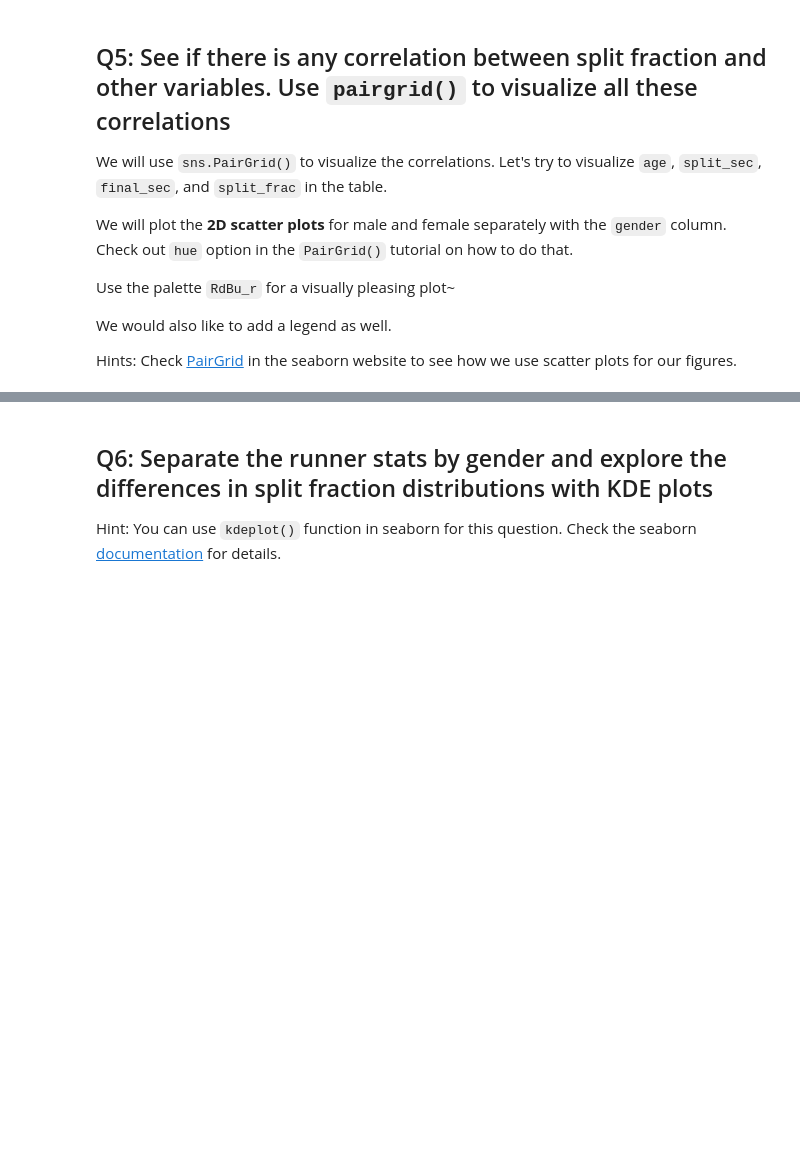
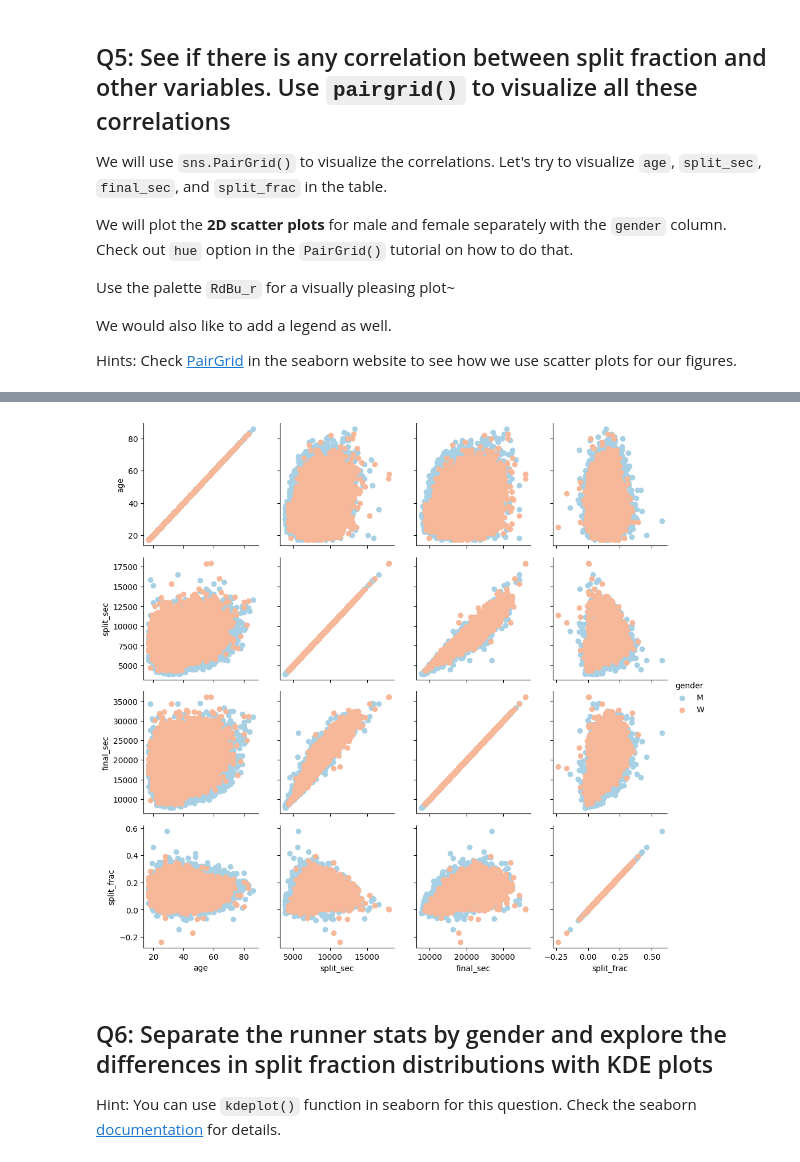
Before and after one commit to David-Soldini/2023_Intro_Python, a Jupyter notebook: ML_EES/IP/W4_S2.ipynb, the cells around one changed output, grey strips where cells are left out. Saved outputs shown, nothing was run; the diff lists cells and outputs as text; code cells hidden in the pictures; blank space fills up the shorter version.

```diff
--- a/ML_EES/IP/W4_S2.ipynb
+++ b/ML_EES/IP/W4_S2.ipynb
@@ -72,7 +92,7 @@ $SF = 1-2*\frac{split sec}{final sec}$
 # %% [markdown]
 Hint: This is similar to what you just did for **Q1**.
 # %%
-data[____________] = ______________________
+data["split_frac"] = 1-2*data["split_sec"]/data["final_sec"]
 
 # Print the first few rows to ensure we really appended the table with the new column.
 data.head()
@@ -99,10 +128,12 @@ Hints: Check [PairGrid](https://seaborn.pydata.org/generated/seaborn.PairGrid.ht
 # %% [markdown]
 ![Unknown-4.png](embedded-picture-1)
 # %%
-g = sns.PairGrid(_________, vars=__________________________,hue=_______,palette=_________)
-g_____(______________)
+g = sns.PairGrid(data, vars=["age", "split_sec", "final_sec", "split_frac"], hue="gender", palette="RdBu_r")
+g.map(plt.scatter)
 # Add legend here.
-g.____________;
+g.add_legend();
+# %% [output]
+[figure, added]
 # %% [markdown]
 ## Q6: Separate the runner stats by gender and explore the differences in split fraction distributions with KDE plots
 
```
Also changed, not shown: parts of 11 cells of this notebook.
